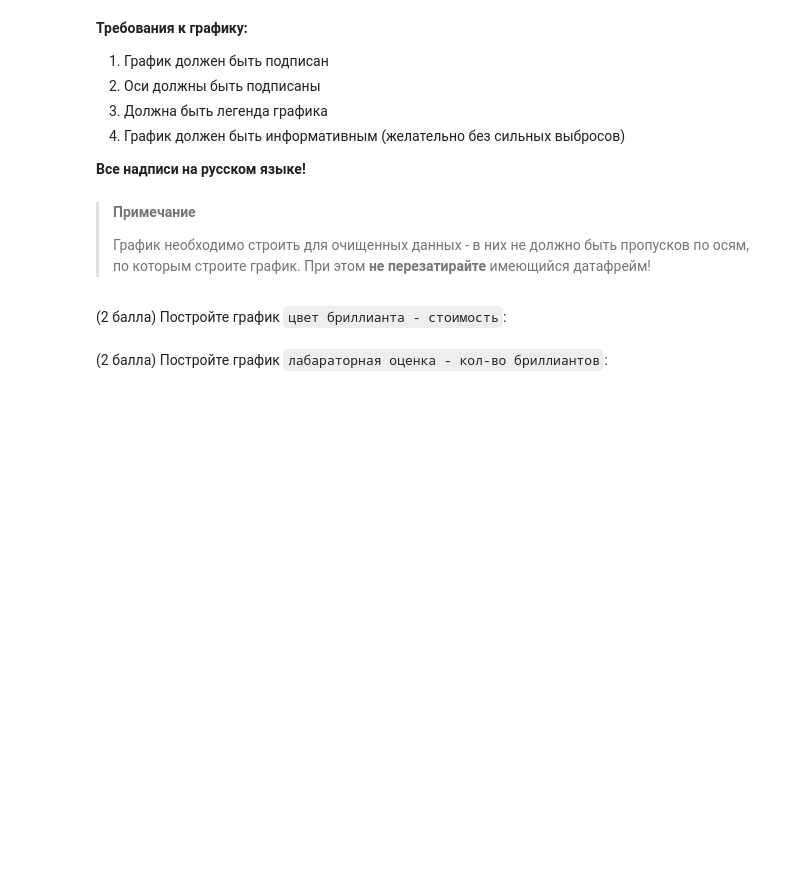
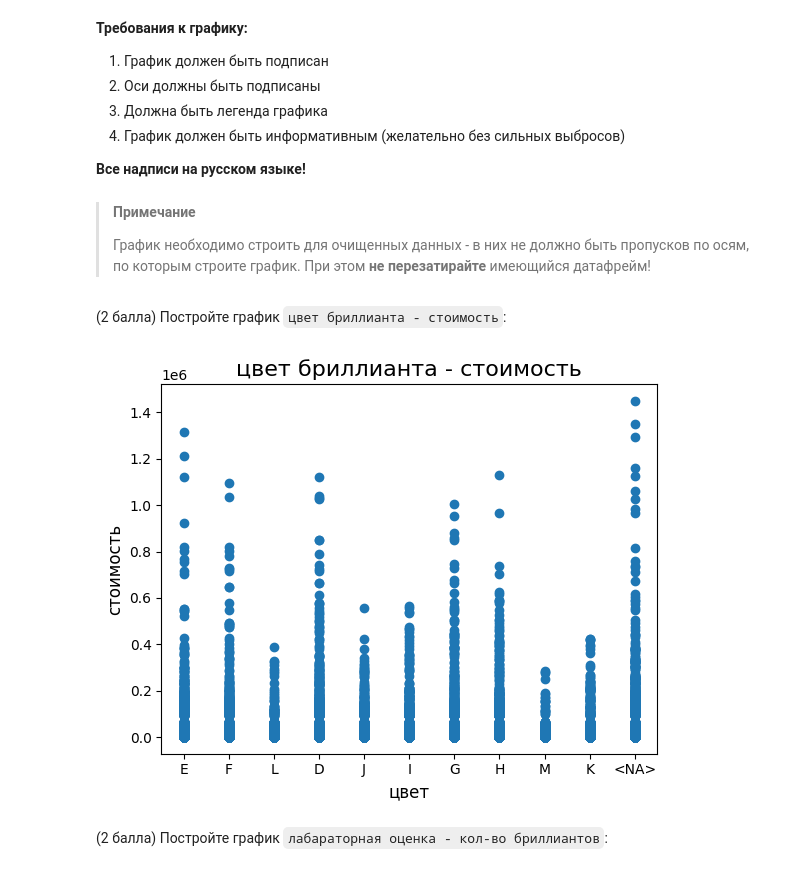
Before and after one commit to khuzin-e/mipt-sem2-python-lab, a Jupyter notebook: lab_work.ipynb, the cells around one changed output. Cells and saved outputs as stored; diff of their text form; code cells hidden in the pictures; blank space fills up the shorter version.

```diff
--- a/lab_work.ipynb
+++ b/lab_work.ipynb
@@ -366,2 +387,14 @@ row = diamonds['total_sales_price'].to_numpy()
+# %%
+plt.title('цвет бриллианта - стоимость', fontsize=16)
+
+plt.scatter(
+  diamonds['color'].astype(str),
+  diamonds['total_sales_price'].astype(float),
+)
+plt.xlabel('цвет', fontdict=dict(size=12))
+plt.ylabel('стоимость', fontdict=dict(size=12))
+plt.show()
+# %% [output]
+[figure, added]
 # %% [markdown]
 (2 балла) Постройте график `лабараторная оценка - кол-во бриллиантов`:
```
Also changed, not shown: parts of 44 cells of this notebook.
